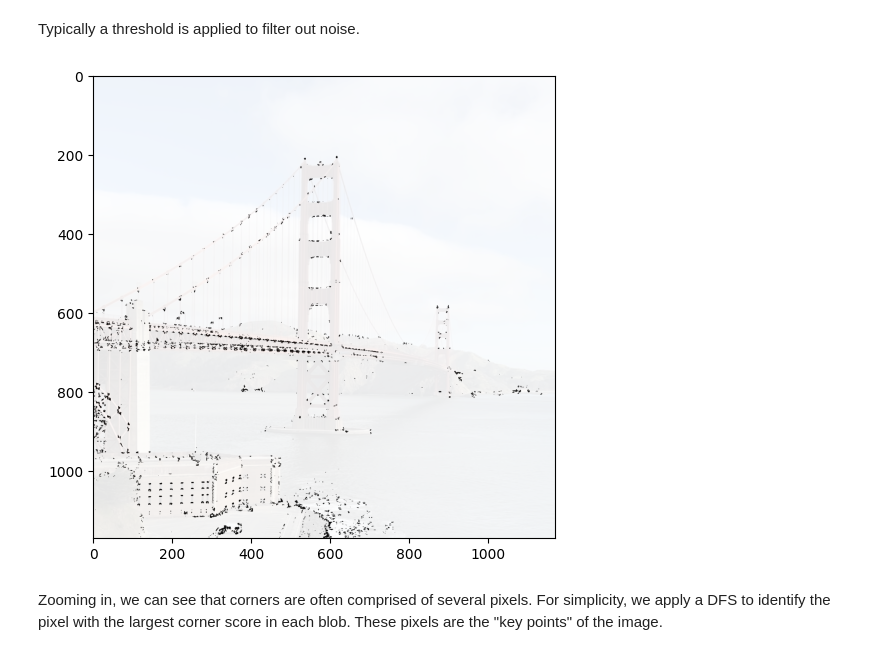
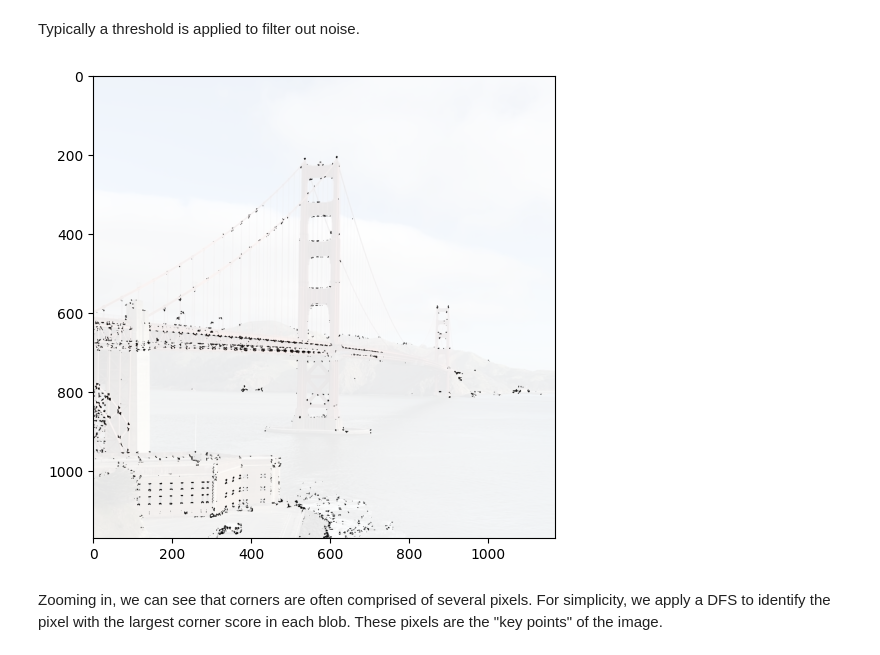
Before and after one commit to davisarthur/Photogrammetry, a Jupyter notebook: src/notebooks/keypoint.ipynb, the cells around one changed output. Drawn from its saved outputs; the diff is of its cells as text; code cells hidden in the pictures.

```diff
--- a/src/notebooks/keypoint.ipynb
+++ b/src/notebooks/keypoint.ipynb
@@ -45,13 +45,13 @@ plt.show()
 Typically a threshold is applied to filter out noise.
 # %%
 # thresholded corner scores
-thresholded_corner_scores = np.where(corner_scores > 5000, 1, 0)
+thresholded_corner_scores = np.where(corner_scores > 2.5E7, 1, 0)
 plt.figure(figsize=(6, 6))
 plt.imshow(thresholded_corner_scores, cmap='binary')
 plt.imshow(image, alpha=0.1)
 plt.show()
 # %% [output]
-[figure, old version]
+[figure, new version]
 # %% [markdown]
 Zooming in, we can see that corners are often comprised of several pixels. For simplicity, we apply a DFS to identify the pixel with the largest corner score in each blob. These pixels are the "key points" of the image.
 # %%
```
Also changed, not shown: parts of 3 cells of this notebook, 2 other files.
